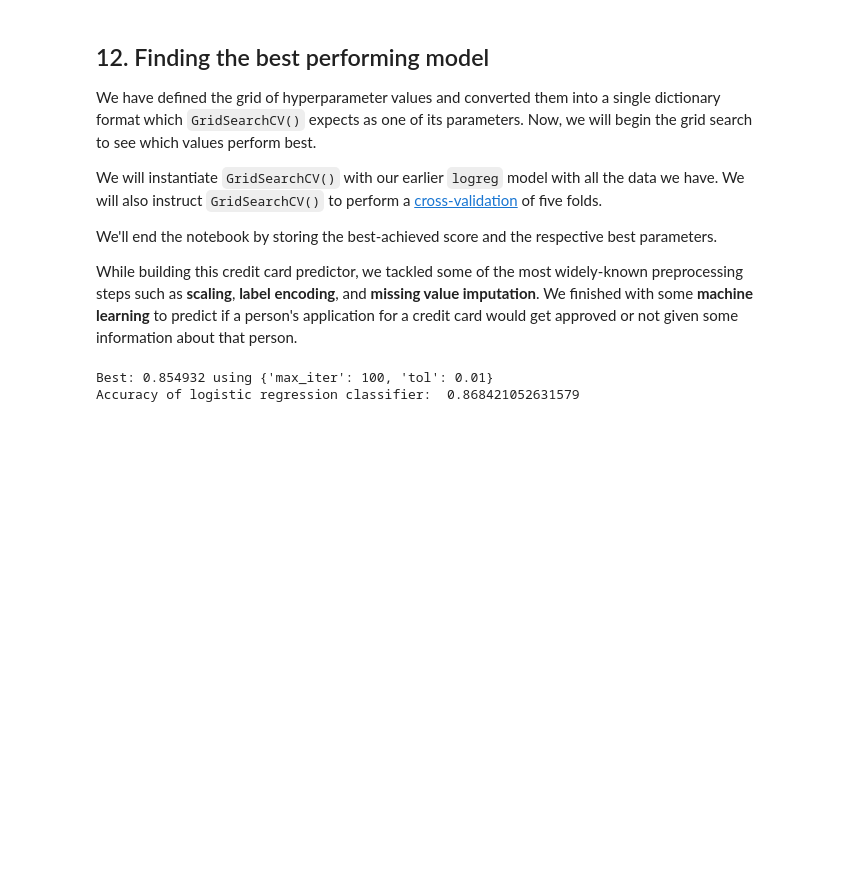
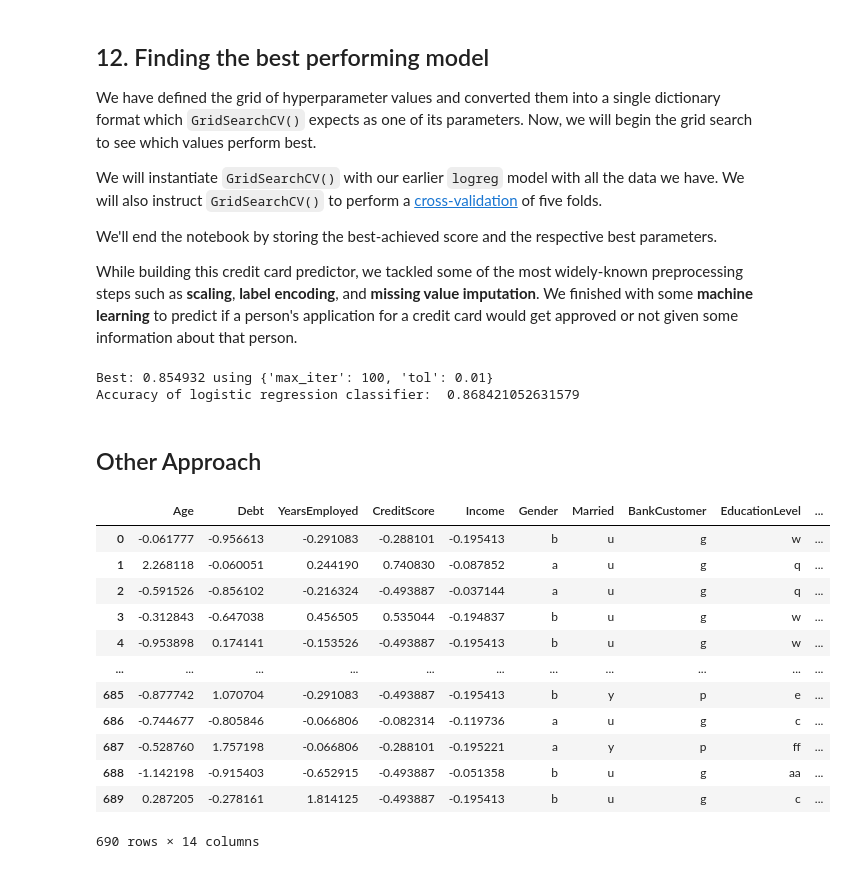
Before and after one commit to rafaeldjsm/Data_Science-Datacamp_Projects, a Jupyter notebook: Predicting Credit Card Approvals/notebook.ipynb, the cells around one changed output. Drawn from its saved outputs; the diff is of its cells as text; code cells hidden in the pictures; blank space fills up the shorter version.

```diff
--- a/Predicting Credit Card Approvals/notebook.ipynb
+++ b/Predicting Credit Card Approvals/notebook.ipynb
@@ -353,3 +353,47 @@ print("Accuracy of logistic regression classifier: ", best_model.score(rescaledX
 # %% [output]
 Best: 0.854932 using {'max_iter': 100, 'tol': 0.01}
 Accuracy of logistic regression classifier:  0.868421052631579
+# %% [markdown]
+## Other Approach
+# %%
+from sklearn.preprocessing import StandardScaler, MinMaxScaler
+
+# Load dataset
+cc_apps = pd.read_csv("datasets/cc_approvals.data",
+                     header=None,
+                     na_values='?',
+                     names=['Gender', 'Age', 'Debt', 'Married', 'BankCustomer',
+                            'EducationLevel', 'Ethnicity', 'YearsEmployed',
+                            'PriorDefault', 'Employed', 'CreditScore',
+                            # 'DriversLicense',
+                            'Citizen',
+                            # 'ZipCode',
+                            'Income', 'ApprovalStatus'],
+                     usecols=[i for i in range(16) if i not in (11, 13)])  # Drop 11, 13 -> DriversLicense, ZipCode
+
+# Seleciona as colunas numéricas
+num_cols = cc_apps.select_dtypes(include='number').columns.tolist()
+scaler = StandardScaler()
+cc_apps[num_cols] = pd.DataFrame(scaler.fit_transform(cc_apps[num_cols]), columns = num_cols, index = cc_apps.index)
+
+# Seleciona as colunas categóricas
+cat_cols = cc_apps.select_dtypes(exclude='number').columns.tolist()
+cc_apps[cat_cols] = cc_apps[cat_cols].astype('category')
+
+cc_apps = cc_apps[num_cols + cat_cols]
+
+cc_apps
+# %% [output]
+|  | Age | Debt | YearsEmployed | CreditScore | Income | Gender | Married | BankCustomer | EducationLevel | ... |
+| 0 | -0.061777 | -0.956613 | -0.291083 | -0.288101 | -0.195413 | b | u | g | w | ... |
+| 1 | 2.268118 | -0.060051 | 0.244190 | 0.740830 | -0.087852 | a | u | g | q | ... |
+| 2 | -0.591526 | -0.856102 | -0.216324 | -0.493887 | -0.037144 | a | u | g | q | ... |
+| 3 | -0.312843 | -0.647038 | 0.456505 | 0.535044 | -0.194837 | b | u | g | w | ... |
+| 4 | -0.953898 | 0.174141 | -0.153526 | -0.493887 | -0.195413 | b | u | g | w | ... |
+| ... | ... | ... | ... | ... | ... | ... | ... | ... | ... | ... |
+| 685 | -0.877742 | 1.070704 | -0.291083 | -0.493887 | -0.195413 | b | y | p | e | ... |
+| 686 | -0.744677 | -0.805846 | -0.066806 | -0.082314 | -0.119736 | a | u | g | c | ... |
+| 687 | -0.528760 | 1.757198 | -0.066806 | -0.288101 | -0.195221 | a | y | p | ff | ... |
+| 688 | -1.142198 | -0.915403 | -0.652915 | -0.493887 | -0.051358 | b | u | g | aa | ... |
+| 689 | 0.287205 | -0.278161 | 1.814125 | -0.493887 | -0.195413 | b | u | g | c | ... |
+690 rows × 14 columns
```
Also changed, not shown: parts of 9 cells of this notebook.
